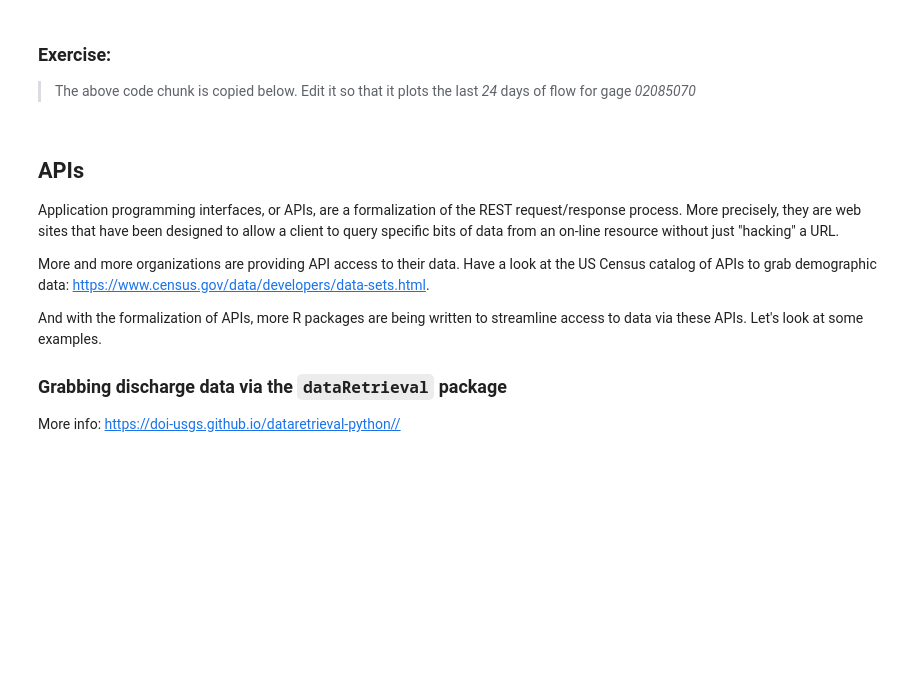
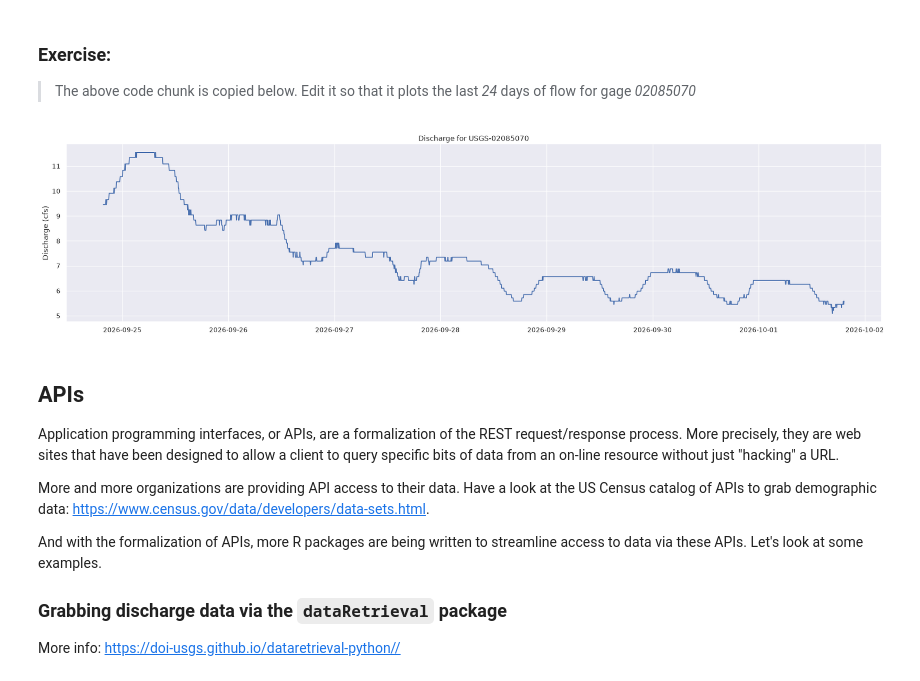
Before and after one commit to peytonrsmith/ENV700, a Jupyter notebook: lessons/lesson 6/M6_DEMO-data-scraping.ipynb, the cells around one changed output. Drawn from its saved outputs; the diff is of its cells as text; code cells hidden in the pictures; blank space fills up the shorter version.

```diff
--- a/lessons/lesson 6/M6_DEMO-data-scraping.ipynb
+++ b/lessons/lesson 6/M6_DEMO-data-scraping.ipynb
@@ -121,34 +156,36 @@ sns.relplot(
 base_url = 'https://api.waterdata.usgs.gov/ogcapi/v0/collections/continuous/items?'
 params = {
     'limit':50000,
     'time':'P7D',
     'skipGeometry':'false',
     'properties':'parameter_code,value,unit_of_measure,time,approval_status',
-    'monitoring_location_id':'USGS-02087500',
+    'monitoring_location_id':'USGS-02085070',
     'parameter_code':'00060,00061,00062,00063,00064,00065',
     'f':'csv'
 }
 response = requests.get(base_url,params=params)
 
 #Convert to a dataframe
 df_usgs = pd.read_csv(
     io.StringIO(response.text),
     dtype={'parmeter_code':'category'},
     parse_dates=['time'])
 
 #Plot
 sns.relplot(
     data = df_usgs,
     x='time',
     y='value',
     kind='line',
     errorbar=None,
     aspect=4
 ).set(
     title=f'Discharge for {params['monitoring_location_id']}',
     ylabel='Discharge (cfs)',
     xlabel=''
     );
+# %% [output]
+[figure, added]
 # %% [markdown]
 ## APIs
 
```
Also changed, not shown: parts of 7 cells of this notebook, 1 other file.
